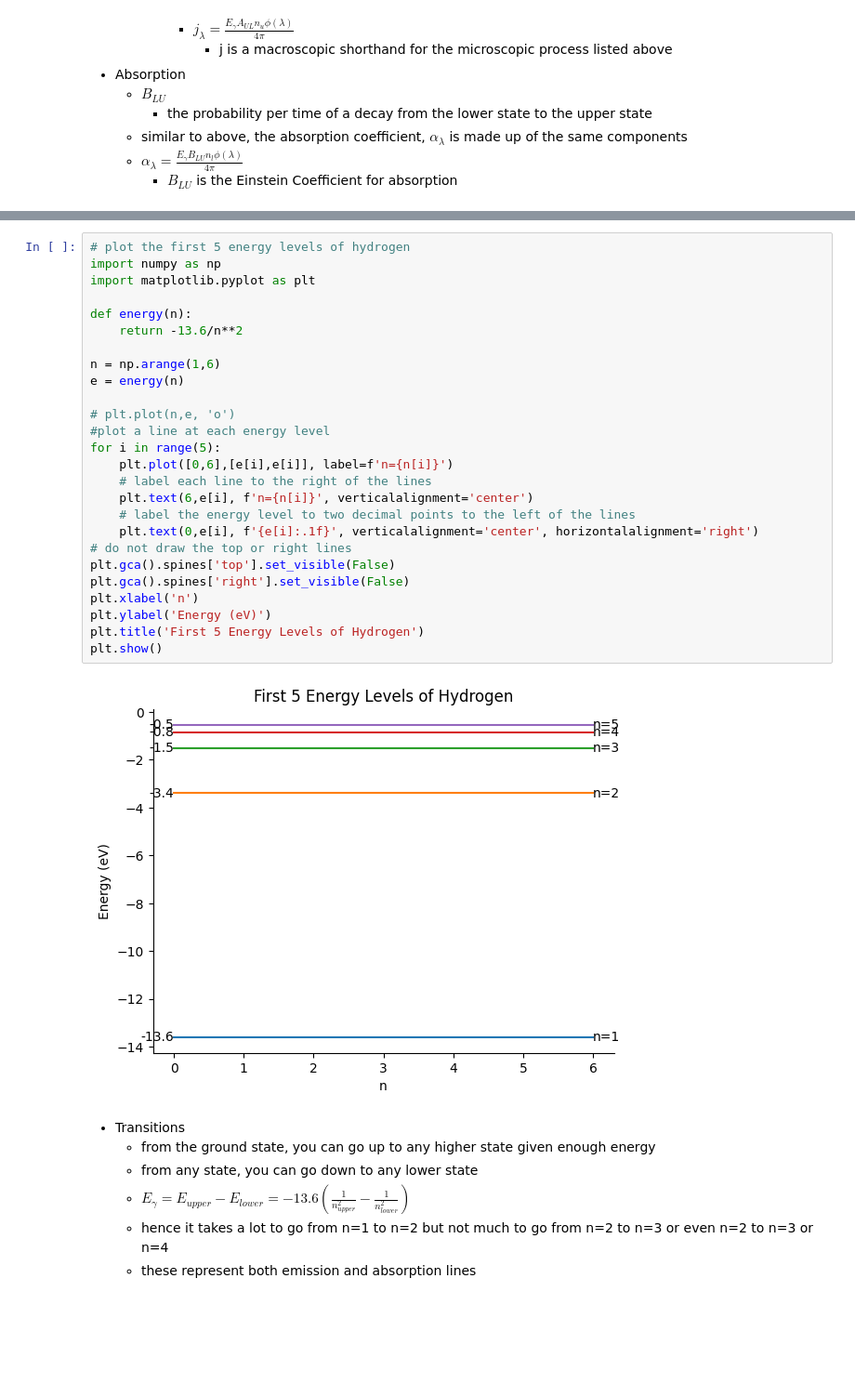
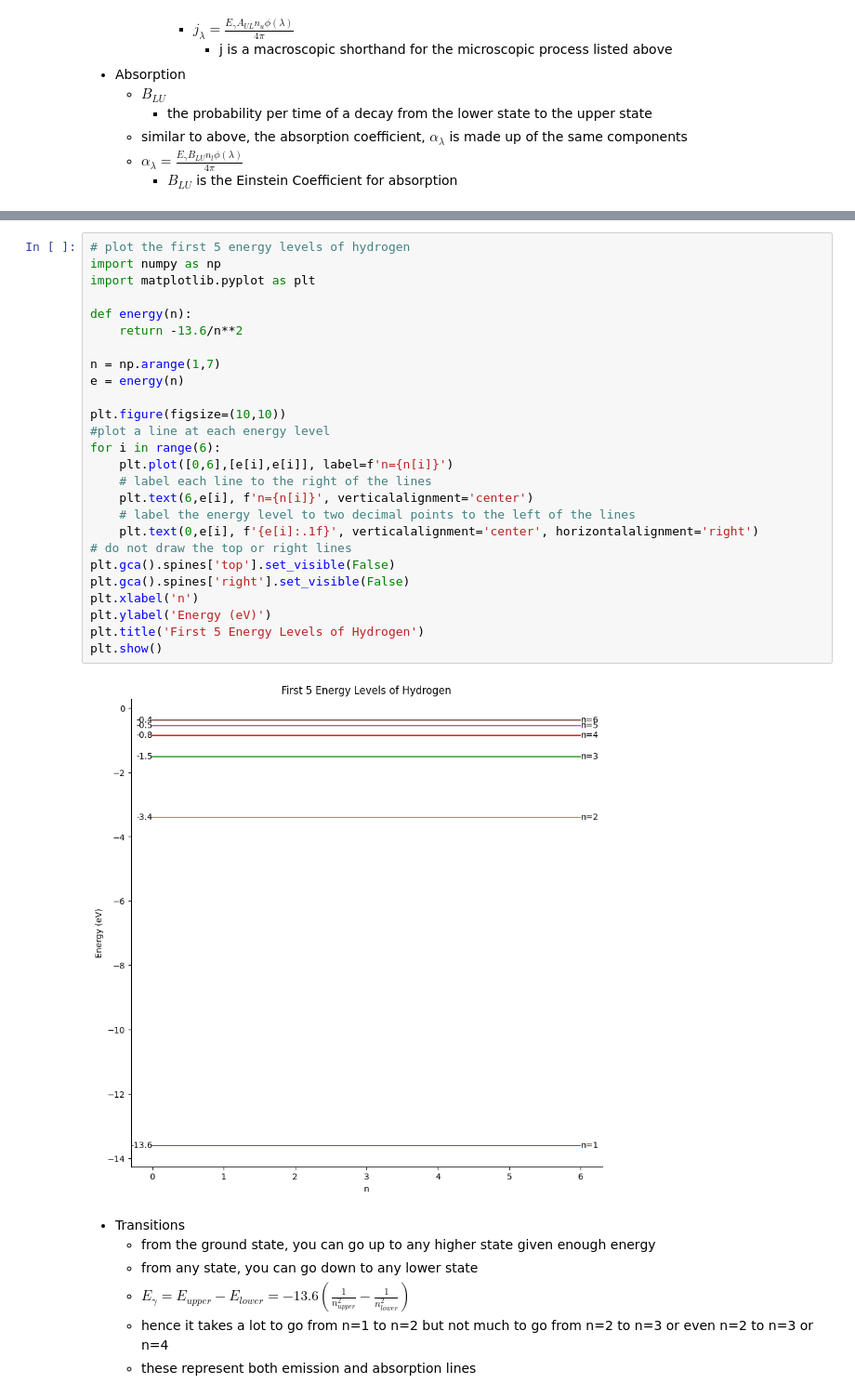
Before and after one commit to richardmoser/School-Jupyters, a Jupyter notebook: 691 Astrophysics.ipynb, the cells around one changed output, grey strips where cells are left out. Shown: that part at 93% size. Cells and saved outputs as stored; diff of their text form; blank space fills up the shorter version.

```diff
--- a/691 Astrophysics.ipynb
+++ b/691 Astrophysics.ipynb
@@ -375,31 +374,31 @@
 # %%
 # plot the first 5 energy levels of hydrogen
 import numpy as np
 import matplotlib.pyplot as plt
 
 def energy(n):
     return -13.6/n**2
 
-n = np.arange(1,6)
+n = np.arange(1,7)
 e = energy(n)
 
-# plt.plot(n,e, 'o')
+plt.figure(figsize=(10,10))
 #plot a line at each energy level
-for i in range(5):
+for i in range(6):
     plt.plot([0,6],[e[i],e[i]], label=f'n={n[i]}')
     # label each line to the right of the lines
     plt.text(6,e[i], f'n={n[i]}', verticalalignment='center')
     # label the energy level to two decimal points to the left of the lines
     plt.text(0,e[i], f'{e[i]:.1f}', verticalalignment='center', horizontalalignment='right')
 # do not draw the top or right lines
 plt.gca().spines['top'].set_visible(False)
 plt.gca().spines['right'].set_visible(False)
 plt.xlabel('n')
 plt.ylabel('Energy (eV)')
 plt.title('First 5 Energy Levels of Hydrogen')
 plt.show()
 # %% [output]
-[figure, old version]
+[figure, new version]
 # %% [markdown]
 - Transitions
     - from the ground state, you can go up to any higher state given enough energy
```
Also changed, not shown: parts of 5 cells of this notebook, 27 other files.
